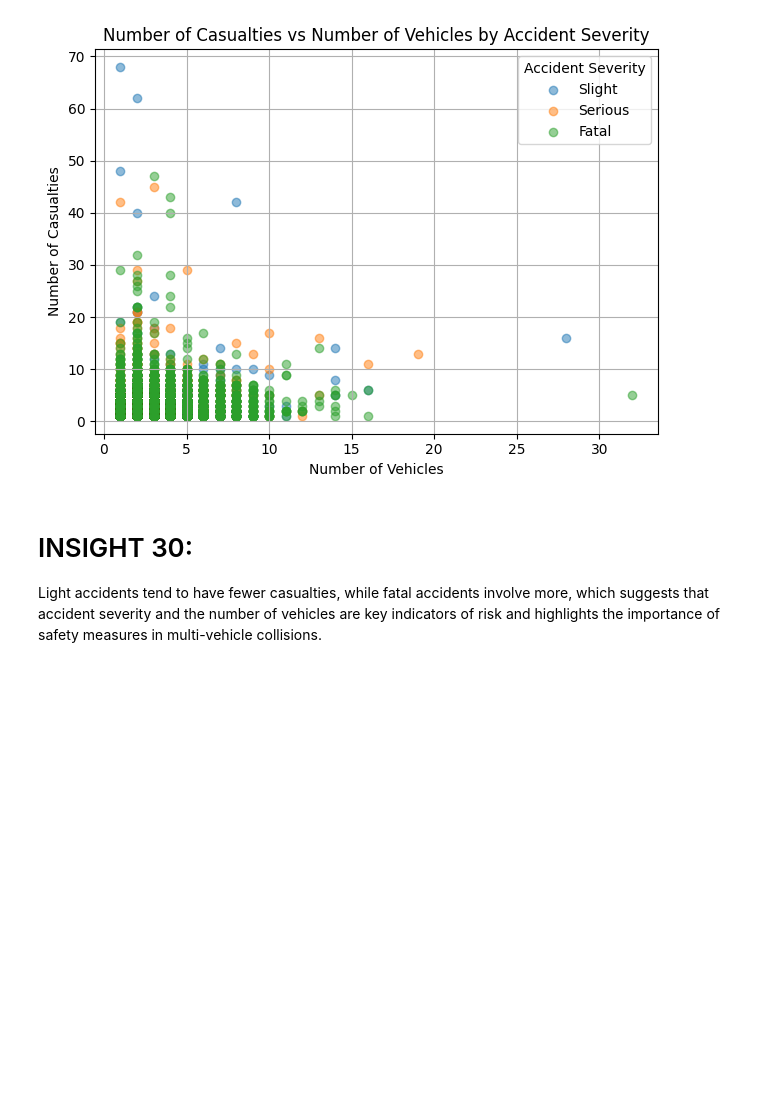
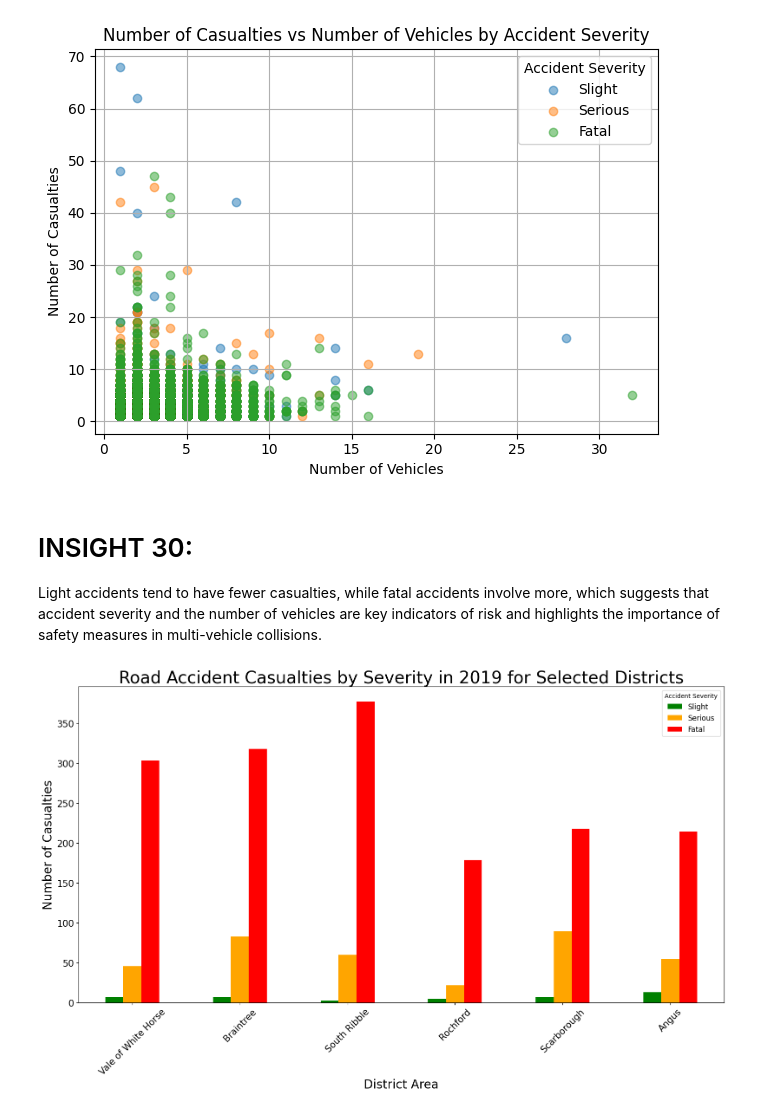
Before and after one commit to raiahyxs/Data-Analytics, a Jupyter notebook: ITELEC03/activity 2.ipynb, the cells around one changed output. Cells and saved outputs as stored; diff of their text form; code cells hidden in the pictures; blank space fills up the shorter version.

```diff
--- a/ITELEC03/activity 2.ipynb
+++ b/ITELEC03/activity 2.ipynb
@@ -763,3 +769,45 @@ plt.show()
 <h1> INSIGHT 30: </h1>
 <p>Light accidents tend to have fewer casualties, while fatal accidents involve more, which suggests that accident severity and the number of vehicles are key indicators of risk and highlights the importance of safety measures in multi-vehicle collisions.
 </p>
+# %%
+year = 2019
+
+fixed_districts = [
+    "Vale of White Horse",
+    "Braintree",
+    "South Ribble",
+    "Rochford",
+    "Scarborough",
+    "Angus"
+]
+
+severities = {1: "Slight", 2: "Serious", 3: "Fatal"}
+
+filtered = uk_accidents[
+    (uk_accidents["District Area"].isin(fixed_districts)) &
+    (uk_accidents["Year"] == year)
+]
+
+casualty_summary = (
+    filtered.groupby(["District Area", "Accident_Severity"])
+    .size()
+    .unstack(fill_value=0)
+    .reindex(columns=severities.keys(), fill_value=0)
+    .rename(columns=severities)
+    .reindex(fixed_districts)
+)
+
+colors = ["green", "orange", "red"]
+
+ax = casualty_summary.plot(kind="bar", figsize=(16,10), color=colors)
+
+plt.title(f"Road Accident Casualties by Severity in {year} for Selected Districts", fontsize=28)
+plt.ylabel("Number of Casualties", fontsize=20)
+plt.xlabel("District Area", fontsize=20)
+plt.legend(title="Accident Severity", fontsize=12)
+plt.xticks(rotation=45, fontsize=15)
+plt.yticks(fontsize=15)
+plt.tight_layout()
+plt.show()
+# %% [output]
+[figure, added]
```
Also changed, not shown: parts of 4 cells of this notebook.
